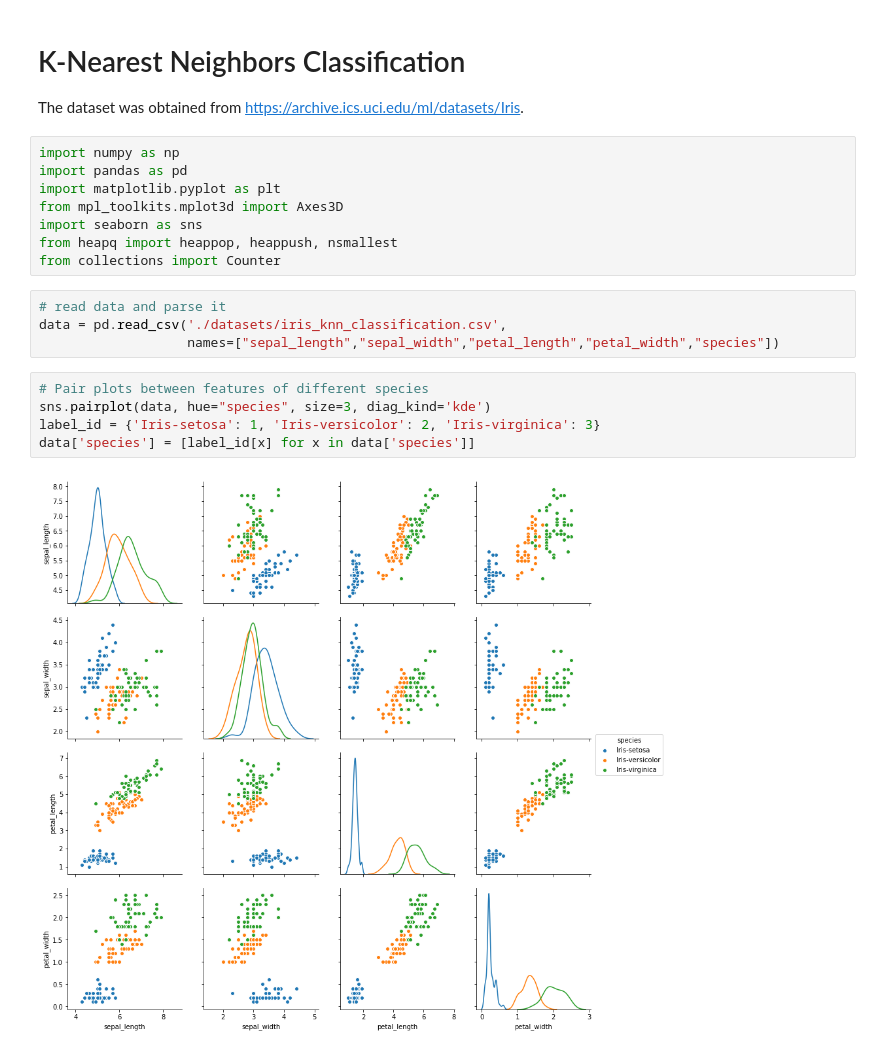
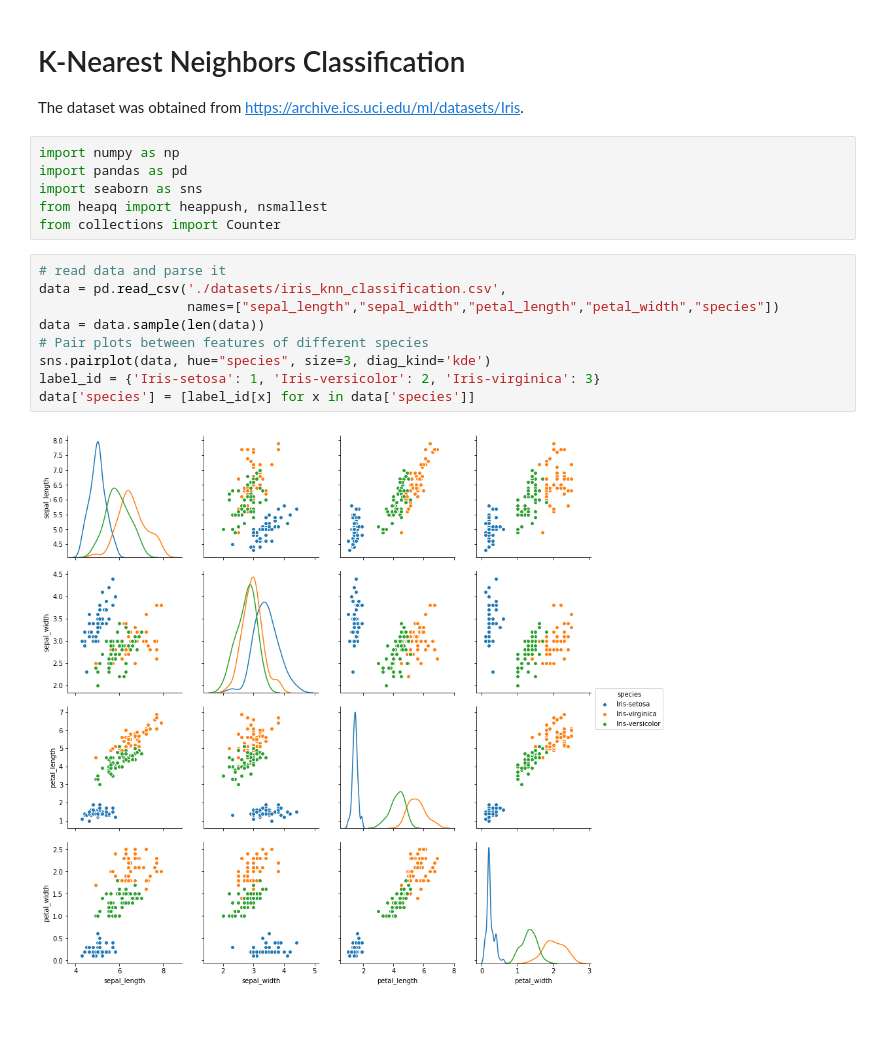
Before and after one commit to mdasadul/classical-ml, a Jupyter notebook: knn_classification.ipynb, the cells around one changed output. Saved outputs shown, nothing was run; the diff lists cells and outputs as text; blank space fills up the shorter version.

```diff
--- a/knn_classification.ipynb
+++ b/knn_classification.ipynb
@@ -5,22 +5,20 @@ The dataset was obtained from https://archive.ics.uci.edu/ml/datasets/Iris.
 # %%
 import numpy as np
 import pandas as pd
-import matplotlib.pyplot as plt
-from mpl_toolkits.mplot3d import Axes3D
 import seaborn as sns
-from heapq import heappop, heappush, nsmallest
+from heapq import heappush, nsmallest
 from collections import Counter
 # %%
 # read data and parse it
 data = pd.read_csv('./datasets/iris_knn_classification.csv',
                    names=["sepal_length","sepal_width","petal_length","petal_width","species"])
+data = data.sample(len(data))
+# Pair plots between features of different species
+sns.pairplot(data, hue="species", size=3, diag_kind='kde')
+label_id = {'Iris-setosa': 1, 'Iris-versicolor': 2, 'Iris-virginica': 3}
+data['species'] = [label_id[x] for x in data['species']]
+# %% [output]
+[figure, added]
-# %%
-# Pair plots between features of different species
-sns.pairplot(data, hue="species", size=3, diag_kind='kde')
-label_id = {'Iris-setosa': 1, 'Iris-versicolor': 2, 'Iris-virginica': 3}
-data['species'] = [label_id[x] for x in data['species']]
-# %% [output]
-[figure, removed]
 # %%
 y = np.array(data['species'])
 x = np.array(data.loc[:, data.columns != 'species'])
```
Also changed, not shown: parts of 4 cells of this notebook.
